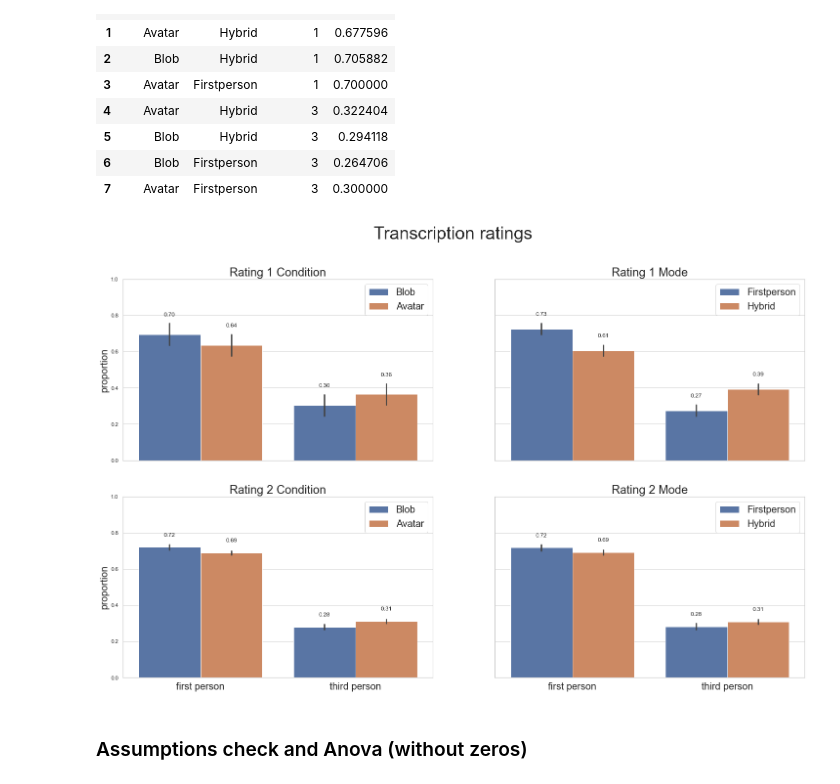
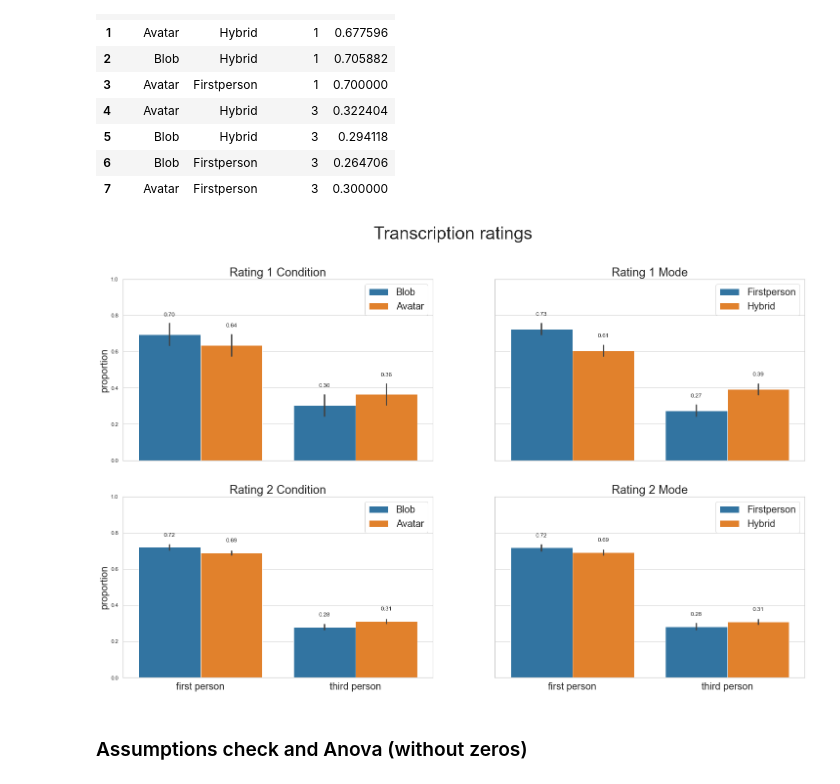
Before and after one commit to ELI-VR/Transcription-Postural-Stability-Test, a Jupyter notebook: analysis_transcription.ipynb, the cells around one changed output. Cells and saved outputs as stored; diff of their text form; code cells hidden in the pictures.

```diff
--- a/analysis_transcription.ipynb
+++ b/analysis_transcription.ipynb
@@ -157,8 +157,7 @@ def plots_transcription (df_transcription):
     plt.tight_layout()
 # %%
 #path to csv file with transcriptions and joined ratings
-file_transcription= input()
-df_transcription = pd.read_csv(file_transcription)
+df_transcription = pd.read_csv('nlp/data/joined_rating_transcriptions.csv')
 # %%
 #One of the annotators mistakenly rated this transcription with a 2
 df_transcription[df_transcription['rating_1']==2]
@@ -368,6 +366,7 @@ df_rat_2_prop
 # %%
 fig, axes = plt.subplots(2, 2, figsize=(25,15), sharex=True, sharey=True)
 
+sns.set_palette('tab10')
 p1 = sns.barplot(
     data=df_rat_1_prop,
     x='rating_1',
@@ -411,34 +410,34 @@ axes[1,0].set_title('Rating 2 Condition', size=24)
 p4 = sns.barplot(
     data=df_rat_2_prop,
     x='rating_2',
     y='prop_2',
     hue='mode',
     ci=95,
     ax=axes[1,1])
 
 for p in p4.patches:
     p4.annotate(format(p.get_height(), '.2f'), (p.get_x() + p.get_width() / 2., p.get_height()), ha = 'center', va = 'center', xytext = (0, 25), textcoords = 'offset points')
 
 axes[1,1].set_title('Rating 2 Mode', size=24)
 
 plt.setp(axes, ylim=(0,1), xlabel='', ylabel='')
 axes[0,0].set_ylabel('proportion', fontsize=20)
 axes[0,0].legend(fontsize=20)
 
 axes[0,1].legend(fontsize=20)
 
 axes[1,0].set_ylabel('proportion', fontsize=20)
 axes[1,0].legend(fontsize=20)
 axes[1,0].set_xticklabels(['first person', 'third person'], fontsize=20)
 
 axes[1,1].legend(fontsize=20)
 axes[1,1].set_xticklabels(['first person', 'third person'], fontsize=20)
 
 plt.suptitle('Transcription ratings', size=36)
 
 plt.show()
 # %% [output]
-[figure, old version]
+[figure, new version]
 # %% [markdown]
 ### Assumptions check and Anova (without zeros)
 # %% [markdown]
```
Also changed, not shown: parts of 1 cell of this notebook, 3 other files.
